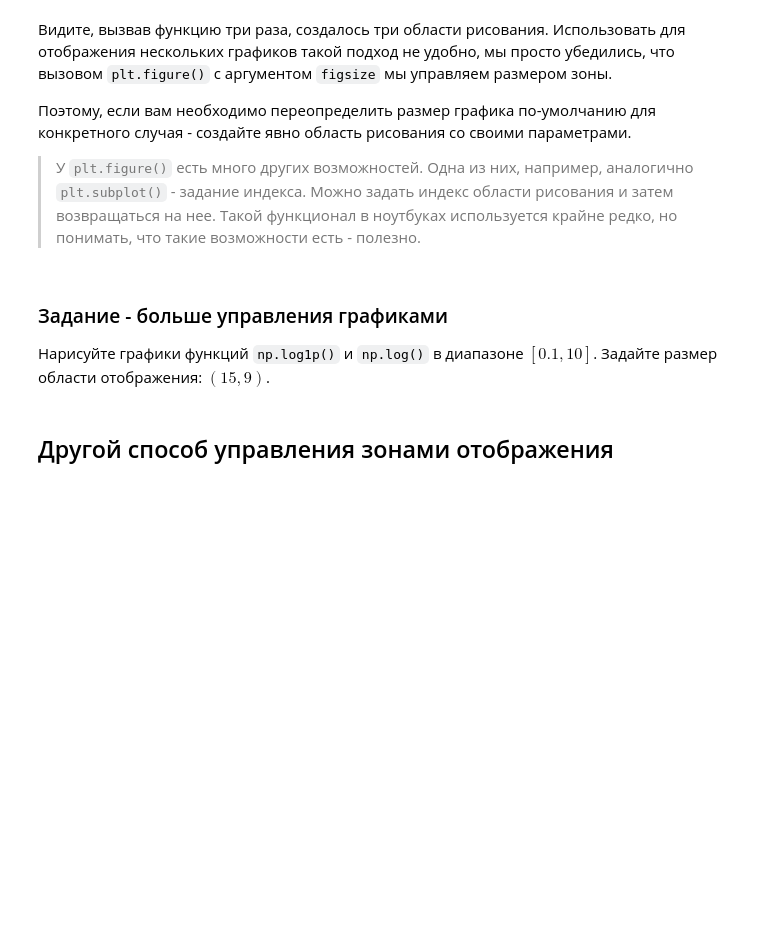
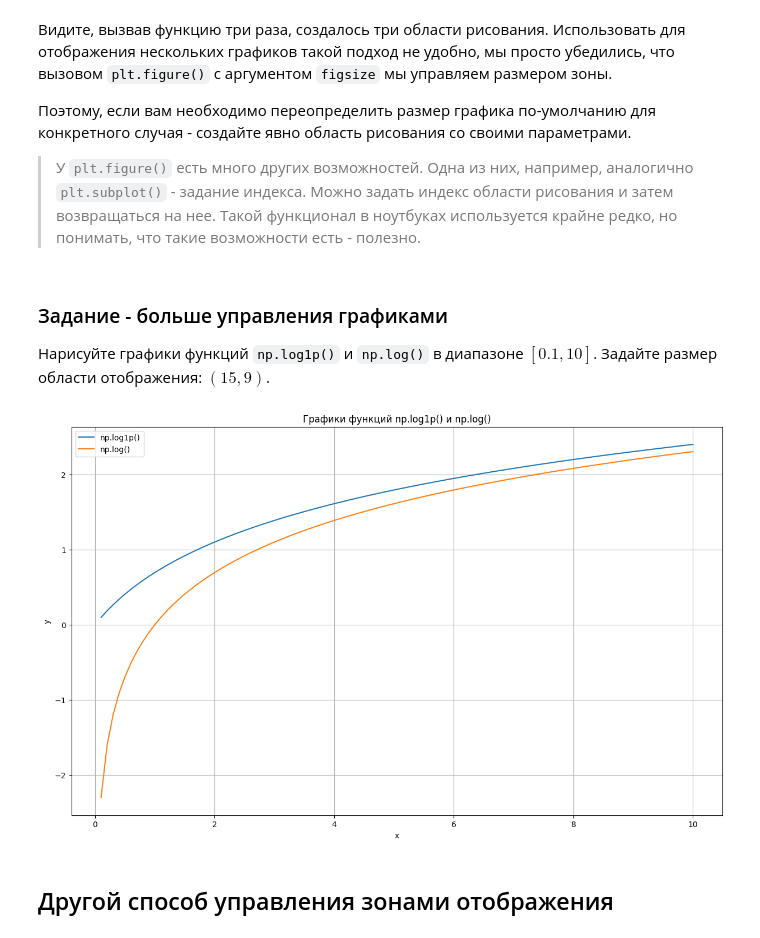
Before and after one commit to EE-Igor/ml_edu, a Jupyter notebook: notebooks/05_Matplotlib.ipynb, the cells around one changed output. Saved outputs shown, nothing was run; the diff lists cells and outputs as text; code cells hidden in the pictures; blank space fills up the shorter version.

```diff
--- a/notebooks/05_Matplotlib.ipynb
+++ b/notebooks/05_Matplotlib.ipynb
@@ -230,3 +271,24 @@ plt.show()
+# %%
+import numpy as np
+import matplotlib.pyplot as plt
+
+x = np.linspace(0.1, 10, 100)
+
+plt.figure(figsize=(15,9))
+plt.plot(x, np.log1p(x), label='np.log1p()')
+plt.plot(x, np.log(x), label='np.log()')
+
+plt.title('Графики функций np.log1p() и np.log()')
+plt.xlabel('x')
+plt.ylabel('y')
+
+plt.legend()
+
+plt.grid(True)
+plt.show()
+# TODO
+# %% [output]
+[figure, added]
 # %% [markdown]
 ## Другой способ управления зонами отображения
 # %% [markdown]
```
Also changed, not shown: parts of 24 cells of this notebook.
